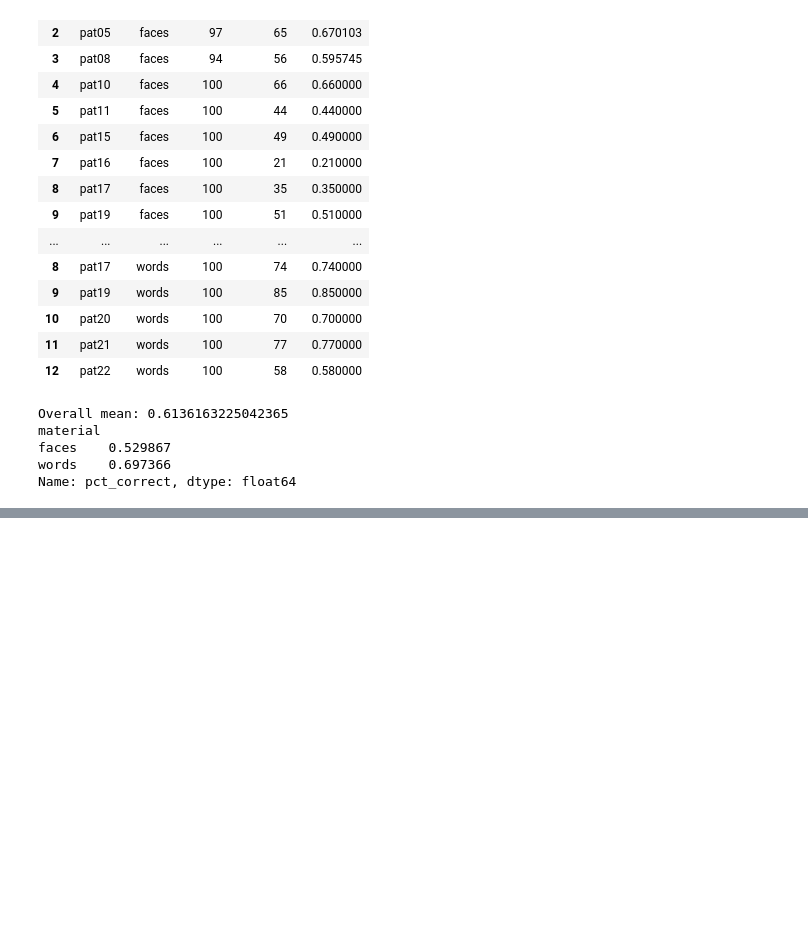
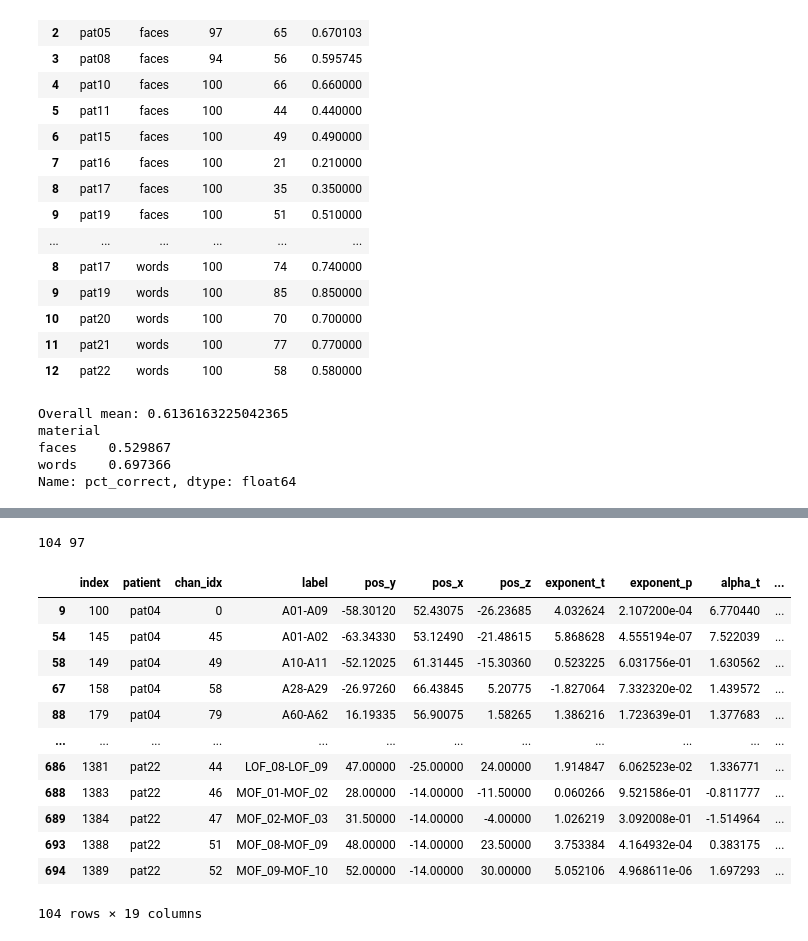
Before and after one commit to voytekresearch/oscillation_vs_exponent, a Jupyter notebook: notebooks/manuscript_stats.ipynb, the cells around one changed output, grey strips where cells are left out. Cells and saved outputs as stored; diff of their text form; code cells hidden in the pictures; blank space fills up the shorter version.

Commit message:
add single-channel stats

```diff
--- a/notebooks/manuscript_stats.ipynb
+++ b/notebooks/manuscript_stats.ipynb
@@ -315,0 +321,26 @@ Name: pct_correct, dtype: float64
+# %%
+
+def load_stats():
+    # load permutatiobn results
+    fname = f"{PROJECT_PATH}/data/results/band_power_statistics.csv"
+    df_stats = pd.read_csv(fname, index_col=0)
+    df_stats = df_stats.loc[df_stats['memory']=='hit']
+
+    # find channels with significant alpha and gamma modulation
+    df_stats['sig_all'] = df_stats['alpha_sig'] & df_stats['gamma_sig']
+    df_stats['sig_any'] = df_stats['alpha_sig'] | df_stats['gamma_sig']
+
+     #split by conditoin
+    df_w = df_stats.loc[df_stats['material']=='words']
+    df_f = df_stats.loc[df_stats['material']=='faces']
+
+    return df_w, df_f
+# %%
+df_w, df_f = load_stats()
+
+for df in [df_w, df_f]:
+    df.drop(columns=['alpha_pre', 'alpha_post', 'alpha_pval', 'alpha_sign',
+                     'gamma_pre', 'gamma_post', 'gamma_pval', 'gamma_sign',
+                     'alpha_sig', 'gamma_sig', 'sig_any'], inplace=True)
+
+df_w
@@ -315,0 +361,31 @@ Name: pct_correct, dtype: float64
+# %%
+# load
+df_wst = pd.read_csv(f"{PROJECT_PATH}/data/results/single_channel_stats_words.csv", index_col=0)
+df_fst = pd.read_csv(f"{PROJECT_PATH}/data/results/single_channel_stats_faces.csv", index_col=0)
+
+# merge
+df_w = df_wst.merge(df_w, on=['patient','chan_idx'])
+df_f = df_fst.merge(df_f, on=['patient','chan_idx'])
+
+# drop non-task-modulated channels
+df_w = df_w.loc[df_w['sig_all']].drop(columns=['sig_all'])
+df_f = df_f.loc[df_f['sig_all']].drop(columns=['sig_all'])
+
+# show
+print(len(df_w), len(df_f))
+df_w
+# %% [output]
+104 97
+|  | index | patient | chan_idx | label | pos_y | pos_x | pos_z | exponent_t | exponent_p | alpha_t | ... |
+| 9 | 100 | pat04 | 0 | A01-A09 | -58.30120 | 52.43075 | -26.23685 | 4.032624 | 2.107200e-04 | 6.770440 | ... |
+| 54 | 145 | pat04 | 45 | A01-A02 | -63.34330 | 53.12490 | -21.48615 | 5.868628 | 4.555194e-07 | 7.522039 | ... |
+| 58 | 149 | pat04 | 49 | A10-A11 | -52.12025 | 61.31445 | -15.30360 | 0.523225 | 6.031756e-01 | 1.630562 | ... |
+| 67 | 158 | pat04 | 58 | A28-A29 | -26.97260 | 66.43845 | 5.20775 | -1.827064 | 7.332320e-02 | 1.439572 | ... |
+| 88 | 179 | pat04 | 79 | A60-A62 | 16.19335 | 56.90075 | 1.58265 | 1.386216 | 1.723639e-01 | 1.377683 | ... |
+| ... | ... | ... | ... | ... | ... | ... | ... | ... | ... | ... | ... |
+| 686 | 1381 | pat22 | 44 | LOF_08-LOF_09 | 47.00000 | -25.00000 | 24.00000 | 1.914847 | 6.062523e-02 | 1.336771 | ... |
+| 688 | 1383 | pat22 | 46 | MOF_01-MOF_02 | 28.00000 | -14.00000 | -11.50000 | 0.060266 | 9.521586e-01 | -0.811777 | ... |
+| 689 | 1384 | pat22 | 47 | MOF_02-MOF_03 | 31.50000 | -14.00000 | -4.00000 | 1.026219 | 3.092008e-01 | -1.514964 | ... |
+| 693 | 1388 | pat22 | 51 | MOF_08-MOF_09 | 48.00000 | -14.00000 | 23.50000 | 3.753384 | 4.164932e-04 | 0.383175 | ... |
+| 694 | 1389 | pat22 | 52 | MOF_09-MOF_10 | 52.00000 | -14.00000 | 30.00000 | 5.052106 | 4.968611e-06 | 1.697293 | ... |
+104 rows × 19 columns
```
Also changed, not shown: parts of 7 cells of this notebook.
